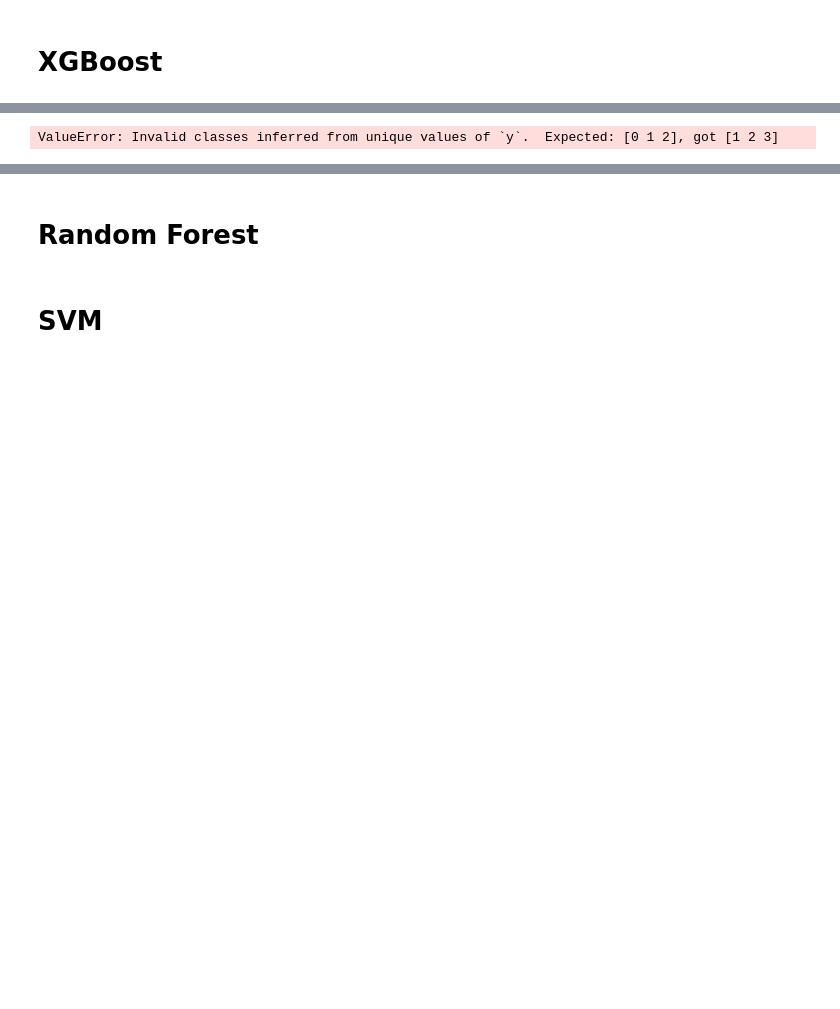
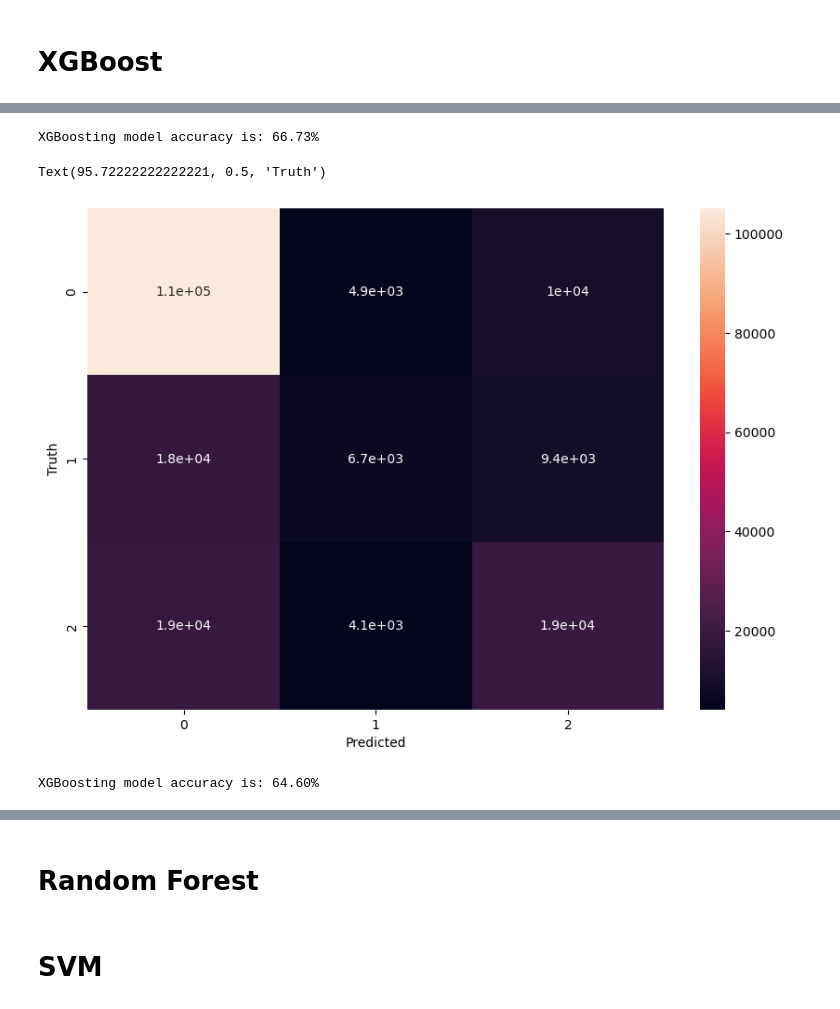
Before and after one commit to Pushkarm029/Smoking_ML_Model, a Jupyter notebook: task2.ipynb, the cells around one changed output, grey strips where cells are left out. Cells and saved outputs as stored; diff of their text form; code cells hidden in the pictures; blank space fills up the shorter version.

```diff
--- a/main.ipynb
+++ b/task2.ipynb
@@ -489,0 +291,6 @@ ndf
+# %%
+from sklearn.decomposition import PCA
+
+pca = PCA(0.99)
+ndf = pca.fit_transform(ndf)
+ndf.shape
@@ -523,3 +333,6 @@ from xgboost import XGBClassifier
 # XGBoost
 # %%
 from xgboost import XGBClassifier
+# %%
+y1_XG_train = y1_train - 1
+y1_XG_train
@@ -526,23 +352,34 @@ from xgboost import XGBClassifier
+# %%
+xgb_model1 = XGBClassifier()
+xgb_model1.fit(x1_train, y1_XG_train)
+pred1_xgb = xgb_model1.predict(x1_test)
 # %%
-xgb_model1 = XGBClassifier(n_estimators = 600)
-xgb_model1.fit(x1_train, y1_train)
-pred1_xgb = xgb_model1.predict(x1_test)
-accuracy_Score1_xgb = accuracy_score(y1_test, pred1_xgb)
+y1_XG_test = y1_test - 1
+accuracy_Score1_xgb = accuracy_score(y1_XG_test, pred1_xgb)
 print('XGBoosting model accuracy is: {:.2f}%'.format(accuracy_Score1_xgb*100))
 # %% [output]
-ValueError: Invalid classes inferred from unique values of `y`.  Expected: [0 1 2], got [1 2 3]
+XGBoosting model accuracy is: 66.73%
 # %%
-matrixxgboost1 = confusion_matrix(y1_test, pred1_xgb)
+matrixxgboost1 = confusion_matrix(y1_XG_test, pred1_xgb)
 plt.figure(figsize=(10,7))
 sn.heatmap(matrixxgboost1, annot=True)
 plt.xlabel('Predicted')
 plt.ylabel('Truth')
+# %% [output]
+Text(95.72222222222221, 0.5, 'Truth')
+[figure, added]
 # %%
-xgb_model2 = XGBClassifier(n_estimators = 600)
+y2_train = y2_train.astype('int')
+y2_test = y2_test.astype('int')
+x2_train = x2_train.astype('int')
+x2_test = x2_test.astype('int')
+xgb_model2 = XGBClassifier()
 xgb_model2.fit(x2_train, y2_train)
 pred2_xgb = xgb_model2.predict(x2_test)
 accuracy_Score2_xgb = accuracy_score(y2_test, pred2_xgb)
 print('XGBoosting model accuracy is: {:.2f}%'.format(accuracy_Score2_xgb*100))
+# %% [output]
+XGBoosting model accuracy is: 64.60%
 # %%
 matrixxgboost2 = confusion_matrix(y2_test, pred2_xgb)
 plt.figure(figsize=(10,7))
```
Also changed, not shown: parts of 53 cells of this notebook.
